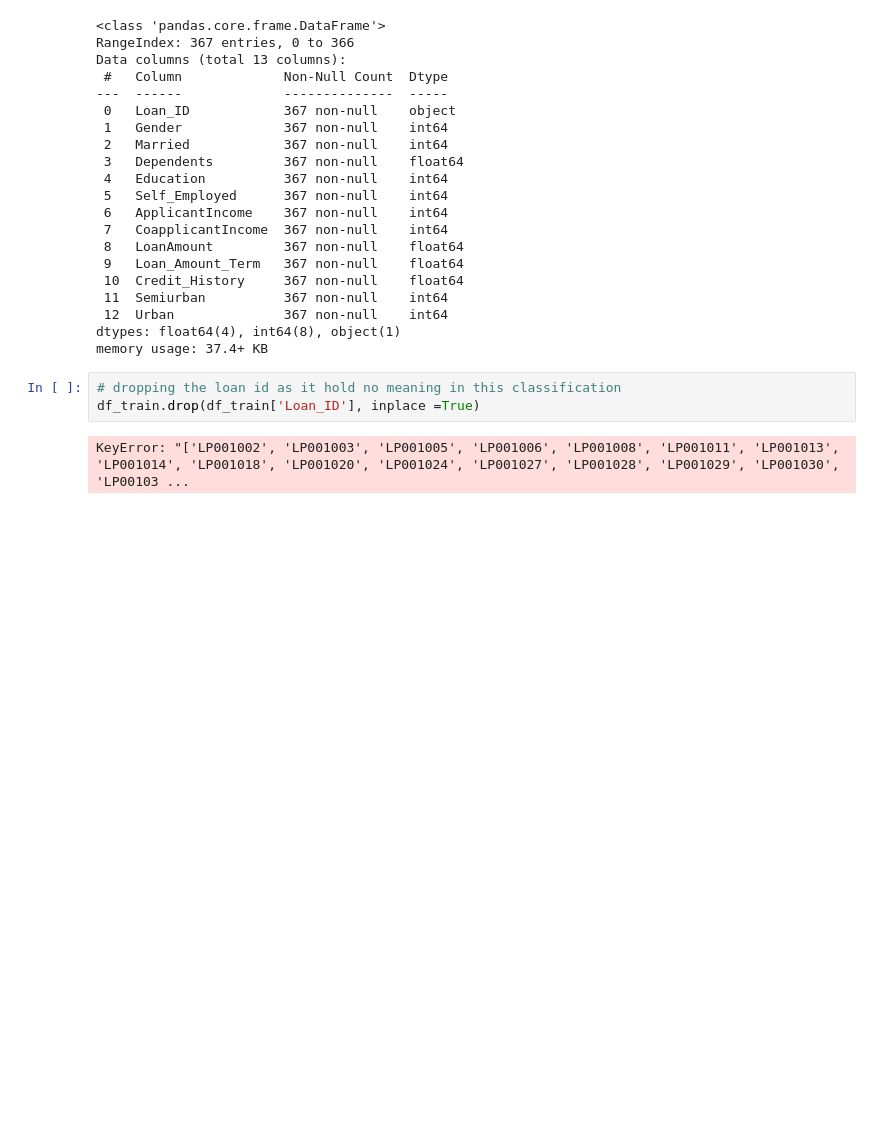
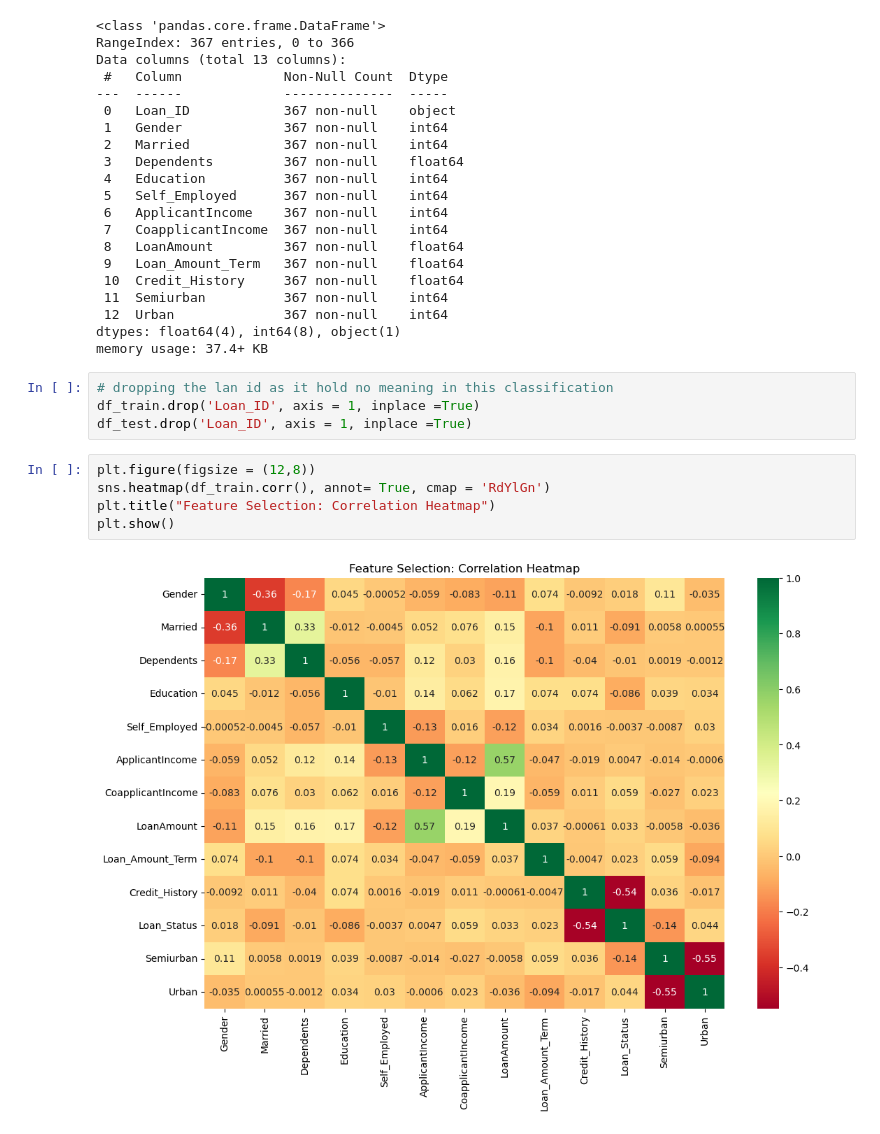
Before and after one commit to aks-ai/Loan-Prediction, a Jupyter notebook: Loan_Prediction_Classification.ipynb, the cells around one changed output. Drawn from its saved outputs; the diff is of its cells as text; blank space fills up the shorter version.

Commit message:
Adding visualisations

```diff
--- a/Loan_Prediction_Classification.ipynb
+++ b/Loan_Prediction_Classification.ipynb
@@ -395,7 +395,13 @@ Data columns (total 13 columns):
 dtypes: float64(4), int64(8), object(1)
 memory usage: 37.4+ KB
 # %%
-# dropping the loan id as it hold no meaning in this classification
-df_train.drop(df_train['Loan_ID'], inplace =True)
+# dropping the lan id as it hold no meaning in this classification
+df_train.drop('Loan_ID', axis = 1, inplace =True)
+df_test.drop('Loan_ID', axis = 1, inplace =True)
-# %% [output]
-KeyError: "['LP001002', 'LP001003', 'LP001005', 'LP001006', 'LP001008', 'LP001011', 'LP001013', 'LP001014', 'LP001018', 'LP001020', 'LP001024', 'LP001027', 'LP001028', 'LP001029', 'LP001030', 'LP00103 ...
+# %%
+plt.figure(figsize = (12,8))
+sns.heatmap(df_train.corr(), annot= True, cmap = 'RdYlGn')
+plt.title("Feature Selection: Correlation Heatmap")
+plt.show()
+# %% [output]
+[figure, added]
```
Also changed, not shown: parts of 12 cells of this notebook.
